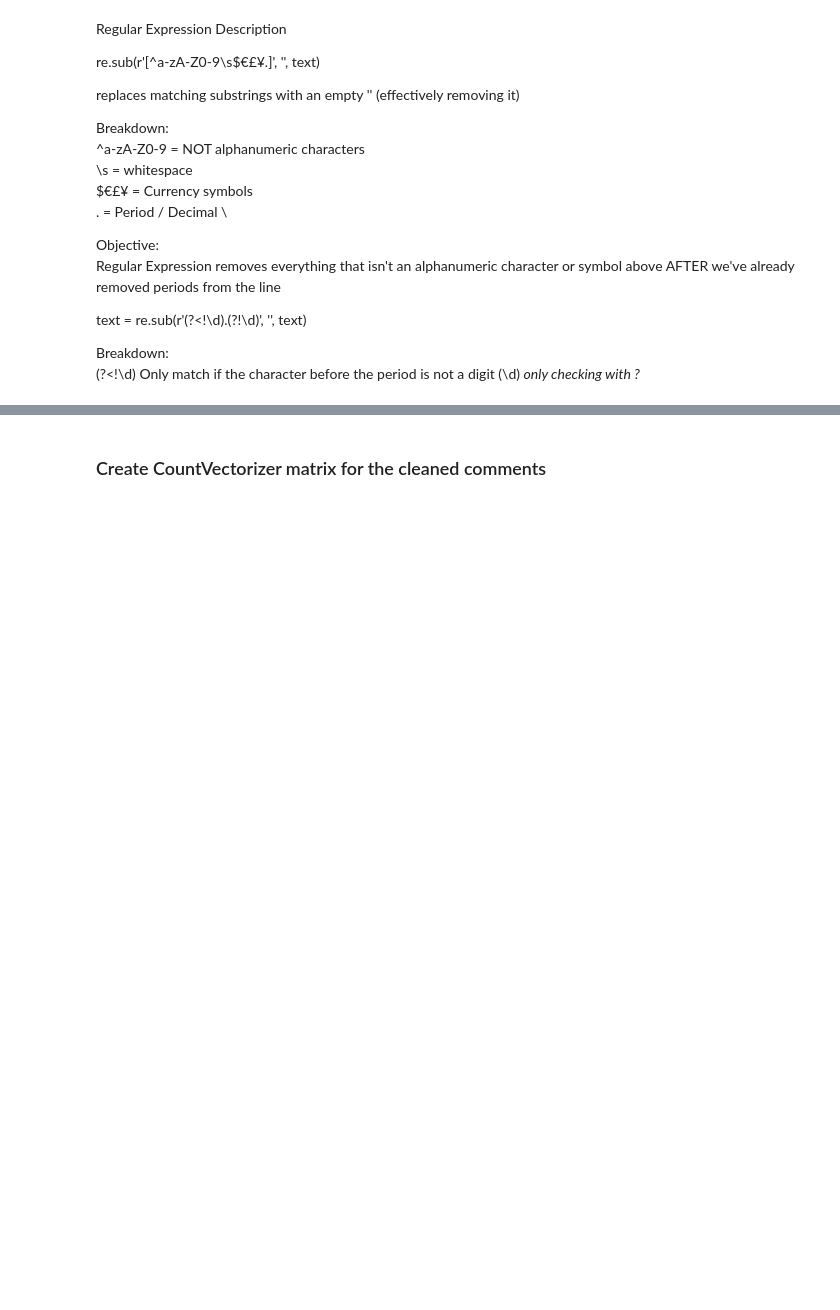
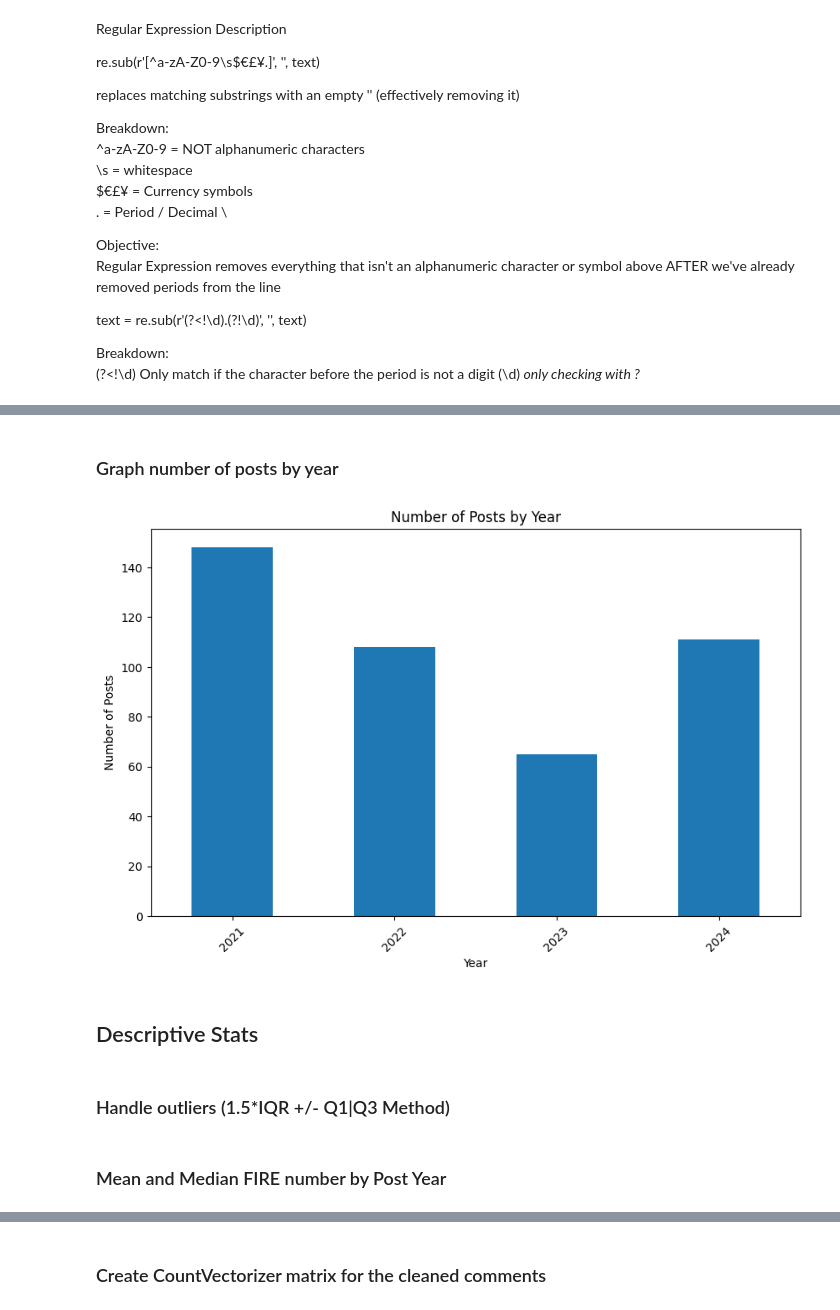
Before and after one commit to vanguardfox/ads509-group5, a Jupyter notebook: ADS509_Final_Project.ipynb, the cells around one changed output, grey strips where cells are left out. Saved outputs shown, nothing was run; the diff lists cells and outputs as text; code cells hidden in the pictures; blank space fills up the shorter version.

```diff
--- a/ADS509_Final_Project.ipynb
+++ b/ADS509_Final_Project.ipynb
@@ -259,12 +263,11 @@ text = re.sub(r'(?<!\d)\.(?!\d)', '', text)
 Breakdown: \
 (?<!\d) Only match if the character before the period is not a digit (\d) *only checking with ?*
 # %%
-# Define comment cleaning steps
 def clean_and_extract(text: str) -> str:
     """
     Cleans the input text by:
     - Removing URLs
-    - Keep alphanumeric characters, spaces, dashes, and currency symbols
+    - Keeping only alphanumeric characters and select symbols
     - Normalizing financial identifiers
     - Converting text to lowercase
     - Removing isolated periods
@@ -278,8 +281,8 @@ def clean_and_extract(text: str) -> str:
     # Remove URLs
     text = re.sub(r'http\S+', '', text)
 
-    # Keep alphanumeric characters, spaces, slash, and currency symbols
-    text = re.sub(r'[^a-zA-Z0-9\s$€£¥./-]', '', text)
+    # Keep alphanumeric characters, spaces, and currency symbols
+    text = re.sub(r'[^a-zA-Z0-9\s$€£¥.]', '', text)
 
     # Convert to lowercase
     text = text.lower()
@@ -289,22 +292,11 @@ def clean_and_extract(text: str) -> str:
 
     # Normalize financial identifiers
     financial_patterns = [
-    # Pattern to match "Xmil/Yk" or "Xmil/Ymil" and replace it appropriately
-    (re.compile(r'(?<!\w)\$?(\d+(?:\.\d+)?)\s*(?:mm|m|mil)\s*/\s*(?<!\w)\$?(\d+(?:\.\d+)?)\s*(k|mm|m|mil)(?=\s|$)', re.IGNORECASE), r'\1 million/\2 \3'),
-
-    # Pattern to match single instances of millions (e.g., "1.5mm", "5mil") and replace with "X million"
-    (re.compile(r'(?<!\w)\$?(\d+(?:\.\d+)?)\s*(?:mm|m|mil)(?=\s|$)', re.IGNORECASE), r'\1 million '),
-
-    # Pattern to match "Xb" and replace with "X billion"
-    (re.compile(r'(?<!\w)\$?(\d+)\s*b(?=\s|$)', re.IGNORECASE), r'\1 billion '),
-
-    # Pattern to match "X mil" or "X million" and replace with "X million"
-    (re.compile(r'(?<!\w)\$?(\d+)\s*(mil|million)(?=\s|$)', re.IGNORECASE), r'\1 million '),
-
-    # Pattern to match "Xk" or "X thousand" and replace with "X thousand"
-    (re.compile(r'(?<!\w)\$?(\d+)\s*(k|thousand)(?=\s|$)', re.IGNORECASE), r'\1 thousand ')
+        (re.compile(r'\$?(\d+(\.\d+)?)\s*m(?=\s|$)', re.IGNORECASE), r'\1 million '),  # e.g., "1.5m" to "1.5 million "
+        (re.compile(r'\$?(\d+)\s*b\b', re.IGNORECASE), r'\1 billion '),           # e.g., "1b" to "1 billion "
+        (re.compile(r'\b(\d+)\s*(mil|million)\b', re.IGNORECASE), r'\1 million '),   # e.g., "200 mil" to "200 million "
+        (re.compile(r'(\d+)\s*(k|thousand)', re.IGNORECASE), r'\1 thousand ')     # e.g., "200k" to "200 thousand "
     ]
-
 
     for pattern, replacement in financial_patterns:
         text = pattern.sub(replacement, text)
@@ -377,2 +349,5 @@ print(random_comments)
+# %%
+fire_df['Post Year'] = pd.to_datetime(fire_df['Post Time']).dt.year
+fire_df['Comment Year'] = pd.to_datetime(fire_df['Comment Time']).dt.year
 # %%
 # Display the first few rows of the DataFrame
@@ -402,0 +368,17 @@ None
+# %% [markdown]
+### Graph number of posts by year
+# %%
+post_counts_by_year = fire_df.groupby('Post Year').size()
+plt.figure(figsize=(10, 6))
+post_counts_by_year.plot(kind='bar')
+plt.title('Number of Posts by Year')
+plt.xlabel('Year')
+plt.ylabel('Number of Posts')
+plt.xticks(rotation=45)
+plt.show()
+# %% [output]
+[figure, added]
+# %% [markdown]
+## Descriptive Stats
+# %% [markdown]
+### Handle outliers (1.5*IQR +/- Q1|Q3 Method)
@@ -402,0 +395,2 @@ None
+# %% [markdown]
+### Mean and Median FIRE number by Post Year
```
Also changed, not shown: parts of 28 cells of this notebook, 2 other files.
